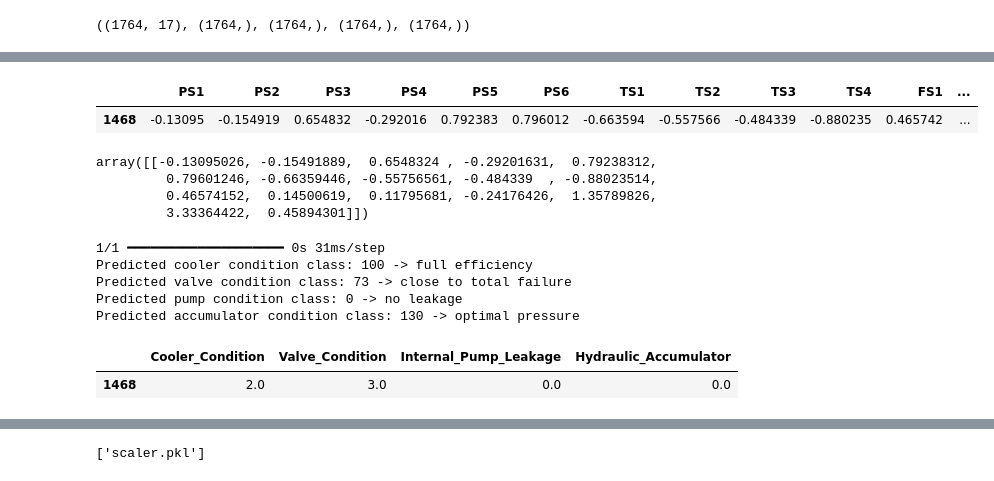
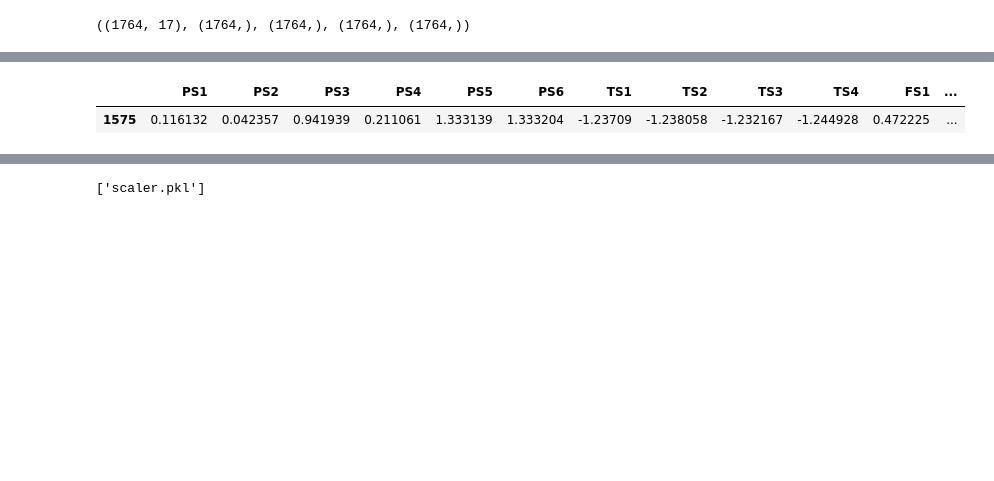
Before and after one commit to rishi-pardeshii/condition-monitoring-of-hydraulic-system, a Jupyter notebook: main.ipynb, the cells around one changed output, grey strips where cells are left out. Drawn from its saved outputs; the diff is of its cells as text; code cells hidden in the pictures; blank space fills up the shorter version.

```diff
--- a/main.ipynb
+++ b/main.ipynb
@@ -262,7 +180,0 @@ We split the data into 80% training and 20% testing. The `random_state=42` ensur
-# %%
-# Separate features (X) and target (y)
-X = df_cooler.drop('Cooler_Condition', axis=1)
-y = df_cooler['Cooler_Condition']
-
-# Split into training and testing sets (80/20)
-X_train, X_test, y_train, y_test = train_test_split(X, y, test_size=0.2, random_state=42)
@@ -453,5 +180,0 @@ df2.head()
-# %%
-X_scaled = df2.drop(['Cooler_Condition', 'Valve_Condition', 'Internal_Pump_Leakage', 'Hydraulic_Accumulator', "Stable_Flag"], axis=1)
-y_scaled = df2[['Cooler_Condition', 'Valve_Condition', 'Internal_Pump_Leakage', 'Hydraulic_Accumulator']]
-X_train, X_test, y_train, y_test = train_test_split(X_scaled, y_scaled, test_size=0.2, random_state=42)
-X_train.shape, y_train.shape, X_test.shape, y_test.shape
@@ -588,0 +415,2 @@ acc
+# %%
+rows, col = X_test.shape
@@ -589,67 +419,7 @@ acc
 # %%
-data = 2
+data = random.randint(0, rows-1)
 single_data = X_test.iloc[data:data+1]
 single_data
 # %% [output]
 |  | PS1 | PS2 | PS3 | PS4 | PS5 | PS6 | TS1 | TS2 | TS3 | TS4 | FS1 | ... |
-| 1468 | -0.13095 | -0.154919 | 0.654832 | -0.292016 | 0.792383 | 0.796012 | -0.663594 | -0.557566 | -0.484339 | -0.880235 | 0.465742 | ... |
+| 1575 | 0.116132 | 0.042357 | 0.941939 | 0.211061 | 1.333139 | 1.333204 | -1.23709 | -1.238058 | -1.232167 | -1.244928 | 0.472225 | ... |
-# %%
-single_data = single_data.values
-single_data
-# %% [output]
-array([[-0.13095026, -0.15491889,  0.6548324 , -0.29201631,  0.79238312,
-         0.79601246, -0.66359446, -0.55756561, -0.484339  , -0.88023514,
-         0.46574152,  0.14500619,  0.11795681, -0.24176426,  1.35789826,
-         3.33364422,  0.45894301]])
-# %%
-pred = model.predict(single_data)
-cols = [{
-    "component": 'cooler',
-    "values": [
-        '3 -> close to total failure',
-        '20 -> reduced efficiency',
-        '100 -> full efficiency'
-    ]
-},
-{
-    "component": 'valve',
-    "values": [
-        '100 -> optimal switching behavior',
-        '90 -> small lag',
-        '80 -> severe lag',
-        '73 -> close to total failure'
-    ]
-},
-{
-    "component": 'pump',
-    "values": [
-        '0 -> no leakage',
-        '1 -> weak leakage',
-        '2 -> severe leakage'
-    ]
-},
-{
-    "component": 'accumulator',
-    "values": [
-        '130 -> optimal pressure',
-        '115 -> slightly reduced pressure',
-        '100 -> severely reduced pressure',
-        '90 -> close to total failure'
-    ]
-}
-]
-
-for i, col in enumerate(cols):
-    pred_class = np.argmax(pred[i], axis=1)[0]
-    print(f"Predicted {col['component']} condition class: {col['values'][pred_class]}")
-# %% [output]
-1/1 ━━━━━━━━━━━━━━━━━━━━ 0s 31ms/step
-Predicted cooler condition class: 100 -> full efficiency
-Predicted valve condition class: 73 -> close to total failure
-Predicted pump condition class: 0 -> no leakage
-Predicted accumulator condition class: 130 -> optimal pressure
-# %%
-y_test.iloc[data:data+1]
-# %% [output]
-|  | Cooler_Condition | Valve_Condition | Internal_Pump_Leakage | Hydraulic_Accumulator |
-| 1468 | 2.0 | 3.0 | 0.0 | 0.0 |
```
Also changed, not shown: parts of 69 cells of this notebook, 3 other files.
